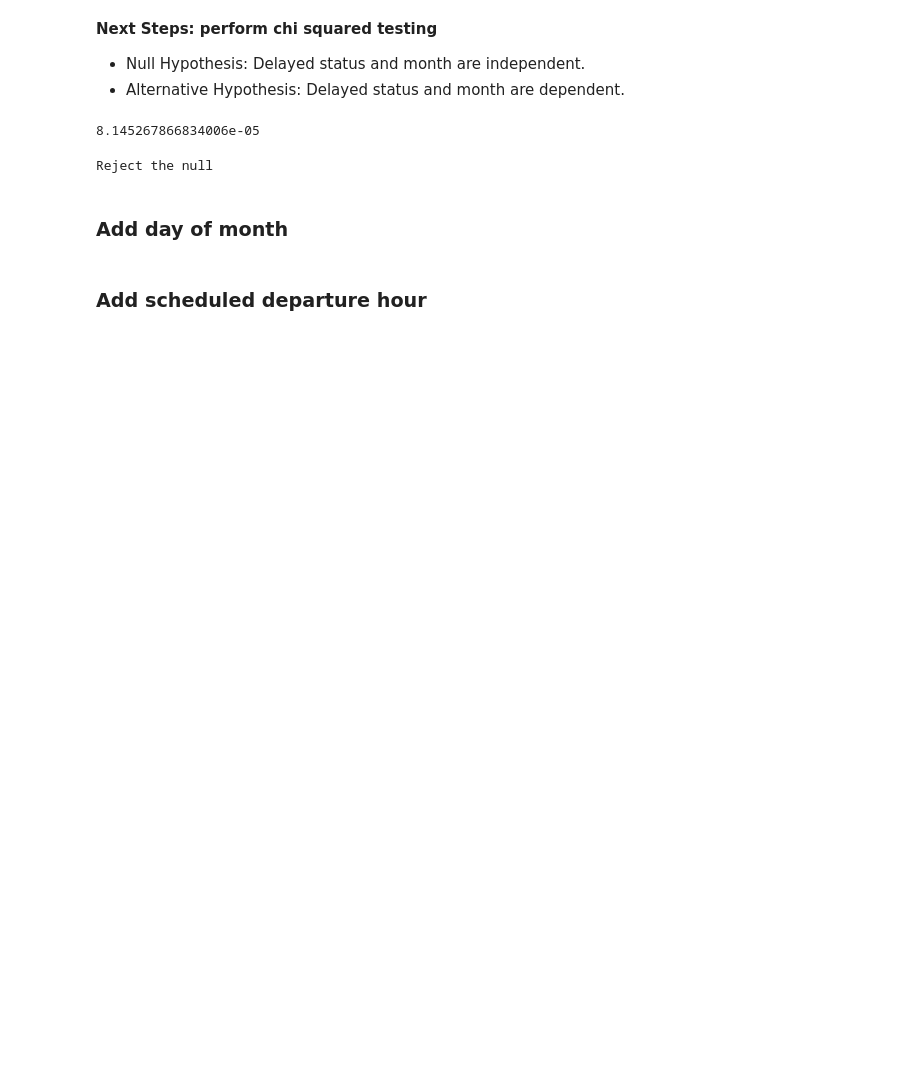
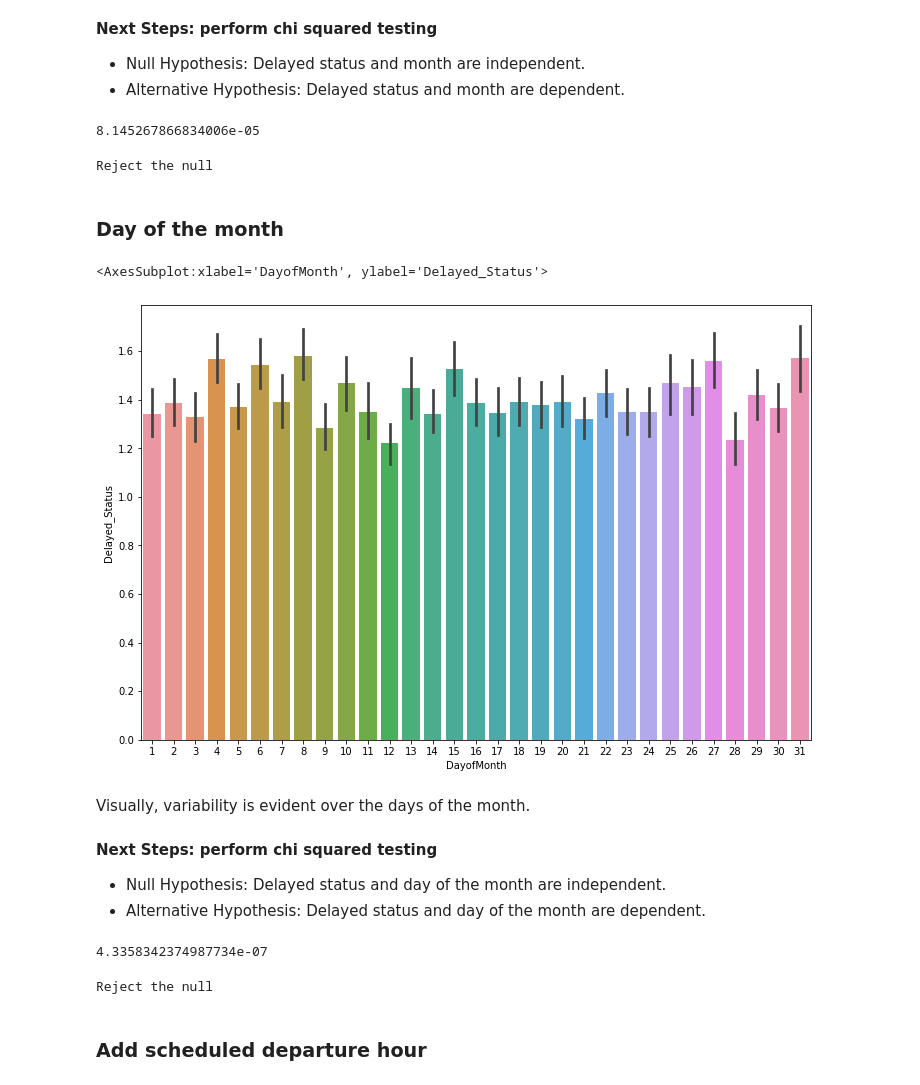
Before and after one commit to lochlynlaskowski/Airline_delays, a Jupyter notebook: Airline delays - explore.ipynb, the cells around one changed output. Cells and saved outputs as stored; diff of their text form; code cells hidden in the pictures; blank space fills up the shorter version.

```diff
--- a/Airline delays - explore.ipynb
+++ b/Airline delays - explore.ipynb
@@ -475,4 +462,16 @@ else:
 # %% [output]
 Reject the null
 # %% [markdown]
-### Add day of month
+### Day of the month
+# %%
+sns.barplot(data=train, x=train.DayofMonth, y=train.Delayed_Status)
+# %% [output]
+<AxesSubplot:xlabel='DayofMonth', ylabel='Delayed_Status'>
+[figure, added]
+# %% [markdown]
+Visually, variability is evident over the days of the month.
+# %% [markdown]
+**Next Steps: perform chi squared testing**
+
+- Null Hypothesis: Delayed status and day of the month are independent.
+- Alternative Hypothesis: Delayed status and day of the month are dependent.
@@ -479,3 +480,15 @@ Reject the null
+# %%
+chi2, p, degf, expected = stats.chi2_contingency(observed)
+p
+# %% [output]
+4.3358342374987734e-07
+# %%
+if p < alpha:
+    print("Reject the null")
+else:
+    print('Fail to reject the null')
+# %% [output]
+Reject the null
 # %% [markdown]
 ### Add scheduled departure hour
 # %%
```
Also changed, not shown: parts of 54 cells of this notebook, 1 other file.
